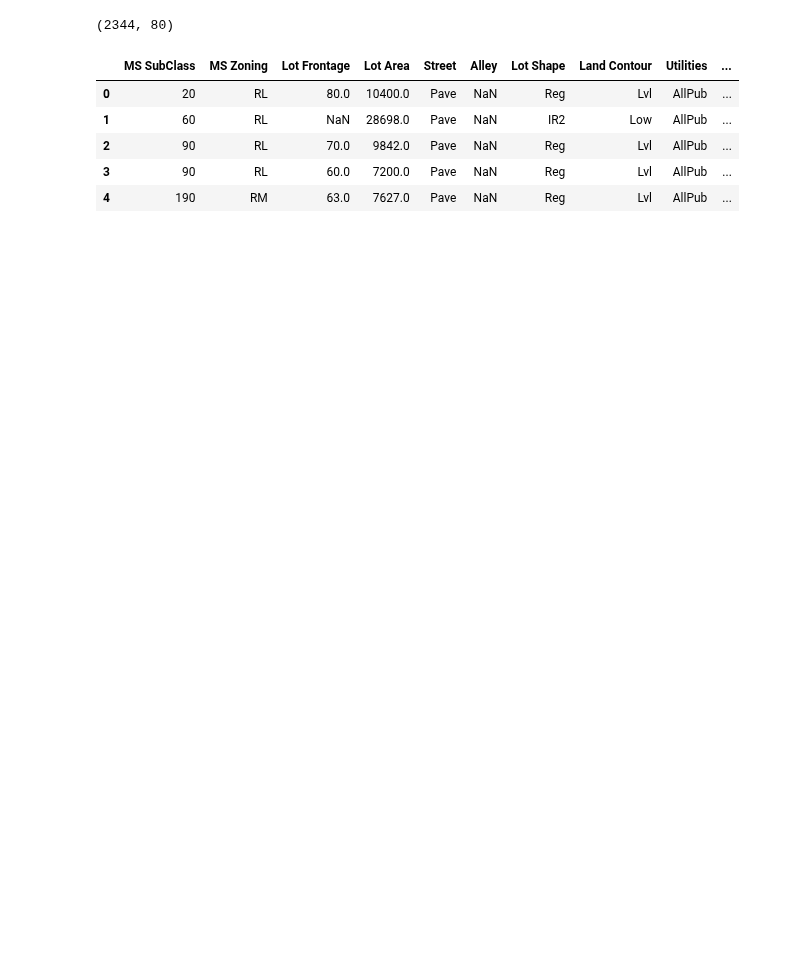
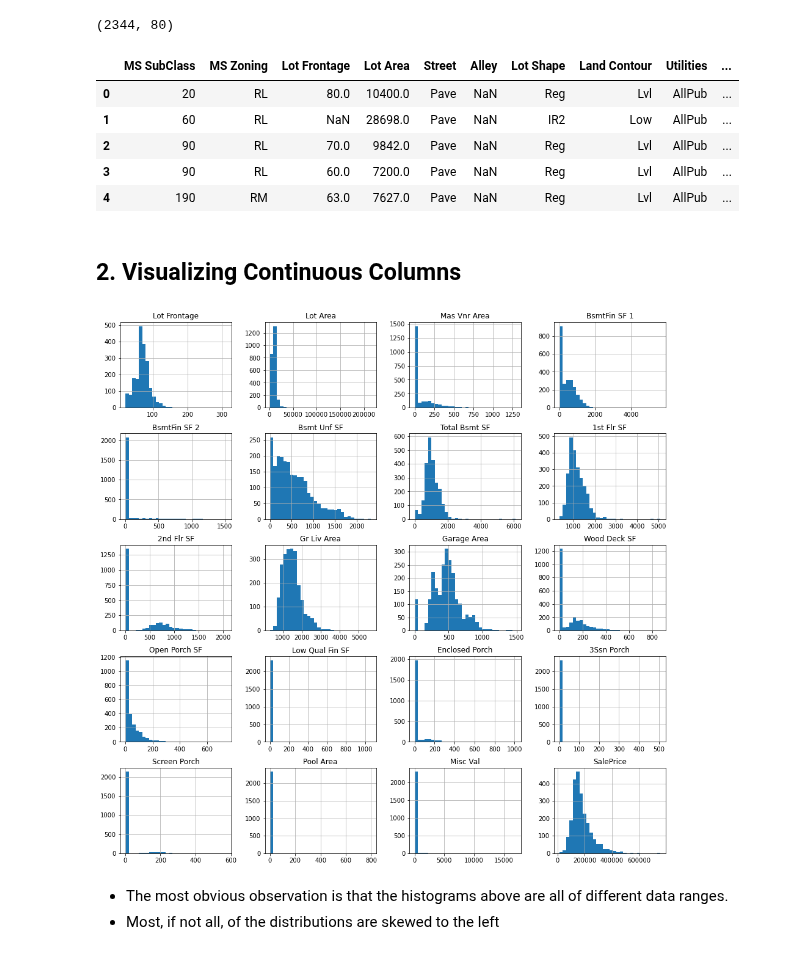
Before and after one commit to harera3/ML_Portfolio, a Jupyter notebook: 14_Ames_Housing_EDA.ipynb, the cells around one changed output. Saved outputs shown, nothing was run; the diff lists cells and outputs as text; code cells hidden in the pictures; blank space fills up the shorter version.

Commit message:
2. continuous visualization

```diff
--- a/14_Ames_Housing_EDA.ipynb
+++ b/14_Ames_Housing_EDA.ipynb
@@ -23,3 +23,19 @@ ames.head()
 | 2 | 90 | RL | 70.0 | 9842.0 | Pave | NaN | Reg | Lvl | AllPub | ... |
 | 3 | 90 | RL | 60.0 | 7200.0 | Pave | NaN | Reg | Lvl | AllPub | ... |
 | 4 | 190 | RM | 63.0 | 7627.0 | Pave | NaN | Reg | Lvl | AllPub | ... |
+# %% [markdown]
+## 2. Visualizing Continuous Columns
+# %%
+import matplotlib.pyplot as plt
+
+continuous = ['Lot Frontage', 'Lot Area', 'Mas Vnr Area', 'BsmtFin SF 1', 'BsmtFin SF 2',
+              'Bsmt Unf SF', 'Total Bsmt SF', '1st Flr SF', '2nd Flr SF', 'Gr Liv Area',
+              'Garage Area', 'Wood Deck SF', 'Open Porch SF', 'Low Qual Fin SF', 'Enclosed Porch',
+              '3Ssn Porch', 'Screen Porch', 'Pool Area', 'Misc Val', 'SalePrice']
+ames[continuous].hist(bins=30, figsize=(16,16))
+plt.show()
+# %% [output]
+[figure, added]
+# %% [markdown]
+- The most obvious observation is that the histograms above are all of different data ranges.
+- Most, if not all, of the distributions are skewed to the left
```
Also changed, not shown: parts of 1 cell of this notebook.
